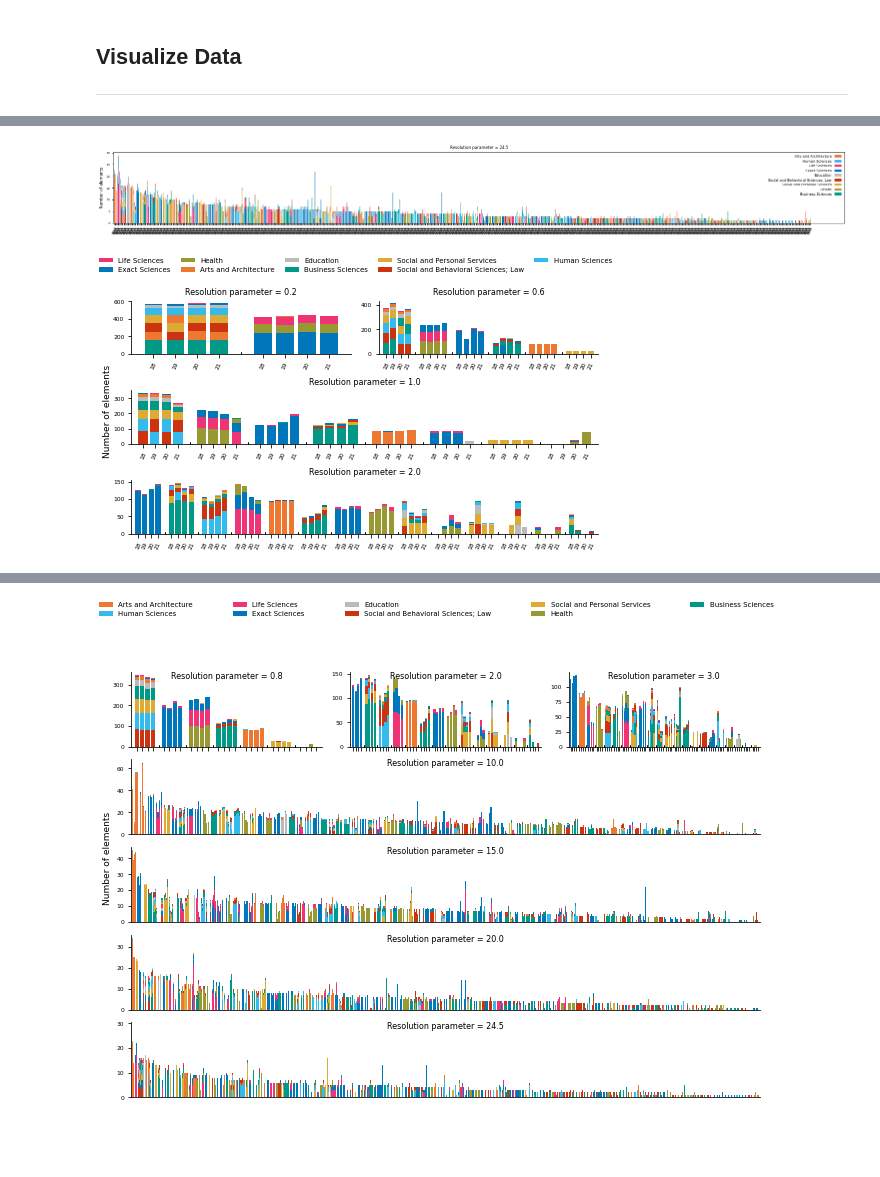
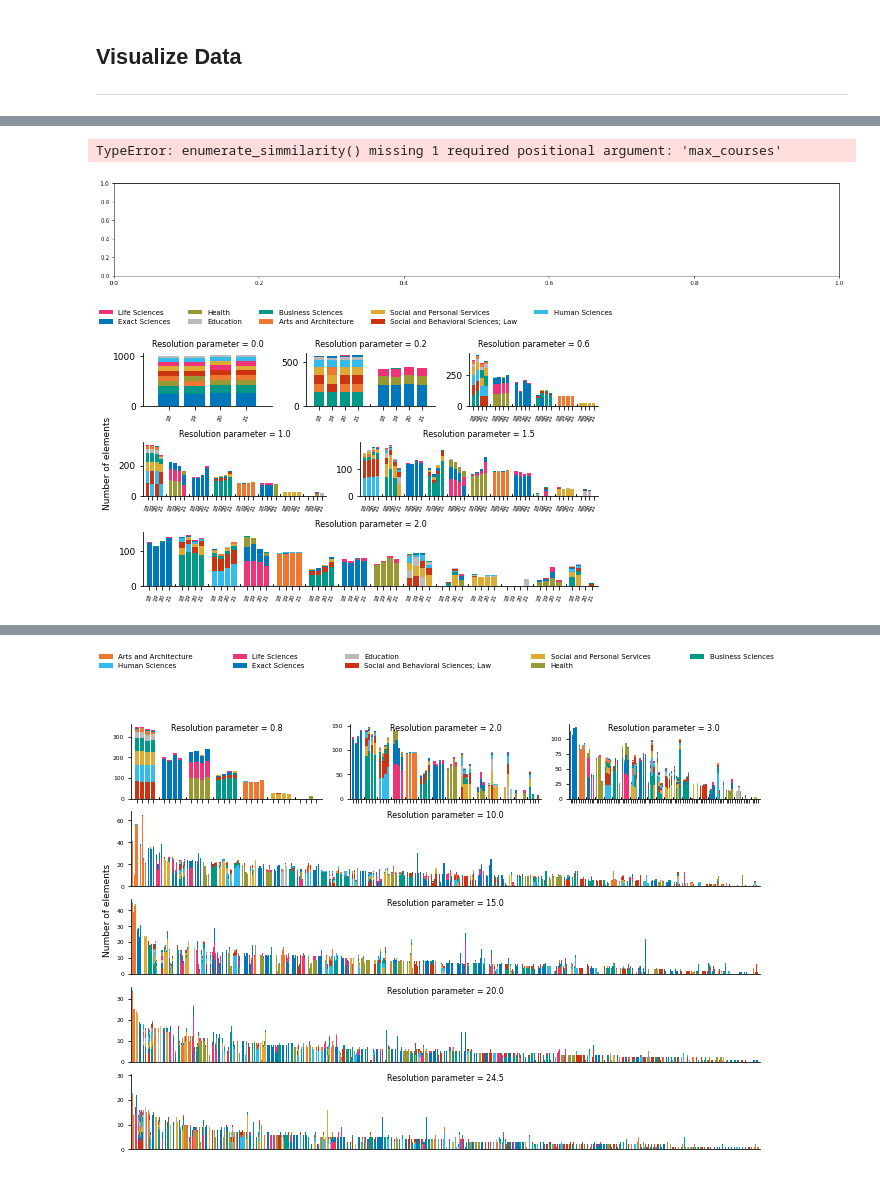
Before and after one commit to bernardo-silva/NetworkScienceProject, a Jupyter notebook: modularity_communities.ipynb, the cells around one changed output, grey strips where cells are left out. Cells and saved outputs as stored; diff of their text form; code cells hidden in the pictures; blank space fills up the shorter version.

```diff
--- a/modularity_communities.ipynb
+++ b/modularity_communities.ipynb
@@ -28,7 +28,7 @@ from networkx.algorithms.community import greedy_modularity_communities
 # %%
 %%time
 # Obtain modularity communities
-resolution = 1
+resolution = 2
 modularity_communities = [list(greedy_modularity_communities(g,weight='weight',resolution = resolution)) for g in networks]
 for comm in modularity_communities:
     print(f"{len(comm)} communities: {[len(x) for x in comm]}")
@@ -53,10 +53,8 @@ print(partition_quality)
 ## Test resolution parameter
 # %%
 # Obtain modularity communities
-def get_modullarity_communities(G:nx.Graph,resolution=1,result = None,year = None):
+def get_modullarity_communities(G:nx.Graph,resolution=1):
     modularity_communities = [list(greedy_modularity_communities(g,weight='weight',resolution = r)) for r in resolution]
-    if result is not None:
-        result[year] = modularity_communities
     return(modularity_communities)
 # %%
 %%time
@@ -182,15 +160 @@ ax.grid()
-# %%
-g = networks[0]
-comm = [[g.nodes[y]["name"] for y in x] for x in communities_by_resolution["2018"][6]]
-print(comm[2])
-print()
-print(comm[3])
-
-areas_in_comm = []
-for a in comm:
-    unique = list(set(a))
-    areas_in_comm.append({area: a.count(area) for area in unique})
-    # print(a)
-print(areas_in_comm)
-print()
 # %%
@@ -213,0 +180,18 @@ def enumerate_simmilarity(d1,d2):
+# %%
+# Find matching communities NEW
+def enumerate_simmilarity(enum, min_courses, max_courses):
+    scores = []
+    simmilarity = lambda x, y: len(set(x) & set(y))**2 /(1 + len(set(x) - set(y)) + len(set(y) - set(x)))
+    for comm1 in min_courses:
+        scores.append([simmilarity(comm1,comm2) for comm2 in max_courses])
+
+    scores = np.array(scores,dtype=float)
+    best = np.full(len(min_courses),-1)
+
+    for i in range(len(min_courses)):
+        index = np.unravel_index(scores.argmax(),scores.shape)
+        best[index[0]] = index[1]
+        scores[index[0]] = -1e6
+        scores[:,index[1]] = -1e6
+
+    return list(zip(best,enum))
@@ -232,7 +289,7 @@ fig,ax = plt.subplots(figsize=(3*17.8*cm,7*cm))
 
 resolution_index = -1
 areas_in_comm = []
-for n, G in enumerate(networks):
+for G in networks:
     comm = [[G.nodes[y]["area"] for y in x] for x in communities_by_resolution[str(G.graph["year"])][resolution_index]]
     areas_in_comm.append([{area: a.count(area) for area in list(set(a))} for a in comm])
 
@@ -249,34 +306,35 @@ for i in range(0,4):
 for n, (G,areas_year) in enumerate(zip(networks,areas_in_comm)):
     y_offset = 0
     for i,area in areas_year:
         y_offset = 0
         parts = list(area.items())
         parts.sort(reverse=True,key = lambda x: x[1])
         for j,(a,count) in enumerate(parts):
             ax.bar(x0 + i*5+n,count,bottom=y_offset,color=area_colors[a],label=areas_en[a])
             y_offset += count
 
 years = list(range(2018,2022))*len(max_comms)
 idx = [x0 + i*5 + j for i in range(len(max_comms)) for j in range(4)]
 
 ax.set_xticks(idx)
 ax.set_xticklabels(years, rotation=65, fontdict={"fontsize":6})
 
 ax.set(xlim=(-1,ax.get_xlim()[1]-1))
 
 ax.set_title(f"Resolution parameter = {resolutions[resolution_index]}", fontdict={"fontsize":8})
 
 ax.set_ylabel(f"Number of elements", fontdict={"fontsize":8})
 handles, labels = plt.gca().get_legend_handles_labels()
 by_label = dict(zip(labels, handles))
 ax.legend(by_label.values(), by_label.keys(),bbox_to_anchor=(1,1), loc="upper right",
             fontsize=7, markerfirst=False, frameon=False)
 
 plt.tight_layout()
 plt.savefig("comm.pdf")
 # plt.savefig("comm.jpeg",dpi=200)
 # %% [output]
+TypeError: enumerate_simmilarity() missing 1 required positional argument: 'max_courses'
-[figure, old version]
+[figure, new version]
 # %%
 colors = ['#BBBBBB', '#EE7732', '#33BBEE', '#CC3311', '#009988', '#EE3377',  '#0077BB','#DDAA33', '#999933']
 areas  = ['Educação', 'Artes e Arquitetura',
@@ -297,31 +355,33 @@ cm = 1/2.54
 # fig,axes = plt.subplots(nrows=5, figsize=(17.8*cm,5*4*cm))
 
 mosaic = """
-AB
-CC
-DD
+EEEAAABBB
+CCCCFFFFF
+DDDDDDDDD
 """
 fig = plt.figure(constrained_layout=False, figsize=(17.8*cm,3*3.5*cm))
 ax_dict = fig.subplot_mosaic(mosaic)
 
 # resolution_index = 9
-for ax,resolution_index in zip(ax_dict.values(),[1,3,5,7]):
-    areas_in_comm = []
-    for n, G in enumerate(networks):
+for ax,resolution_index in zip(ax_dict.values(),[0,1,3,5,6,7]):
+    areas_in_comm = {}
+    for G in networks:
         comm = [[G.nodes[y]["area"] for y in x] for x in communities_by_resolution[str(G.graph["year"])][resolution_index]]
-        areas_in_comm.append([{area: a.count(area) for area in list(set(a))} for a in comm])
+        areas_in_comm[G.graph["year"]] = [{area: a.count(area) for area in list(set(a))} for a in comm]
 
-    max_idx = areas_in_comm.index(max(areas_in_comm, key = len))
-    max_comms = max(areas_in_comm, key = len)
-    max_comms_enum = list(enumerate(max_comms))
 
-    for i in range(0,4):
-        if i == max_idx:
-            areas_in_comm[i] = max_comms_enum
+    max_idx = max(areas_in_comm, key = lambda x: len(areas_in_comm.get(x)))
+    max_comms_enum = list(enumerate(areas_in_comm[max_idx]))
+
+    max_comms = communities_by_resolution[str(max_idx)][resolution_index]
+
+    for (year, count), courses in zip(areas_in_comm.items(),list(communities_by_resolution.values())):
+        if year == max_idx:
+            areas_in_comm[year] = max_comms_enum
             continue
-        areas_in_comm[i] = enumerate_simmilarity(areas_in_comm[i], max_comms)
+        areas_in_comm[year] = enumerate_simmilarity(areas_in_comm[year], courses[resolution_index], max_comms)
 
-    for n, (G,areas_year) in enumerate(zip(networks,areas_in_comm)):
+    for n, (G,areas_year) in enumerate(zip(networks,areas_in_comm.values())):
         y_offset = 0
         for i,area in areas_year:
             y_offset = 0
@@ -338,7 +398,7 @@ for ax,resolution_index in zip(ax_dict.values(),[1,3,5,7]):
     ax.set_xticks(idx_minor,minor=True)
     ax.set_xticks(idx,minor=False)
     ax.tick_params(which="minor",axis="x",direction="in")
-    ax.set_xticklabels(years, rotation=65, fontdict={"fontsize":6})
+    ax.set_xticklabels(years, rotation=70, fontdict={"fontsize":6})
 
     ax.set(xlim=(-1,idx[-1]+1))
     ax.spines['right'].set_visible(False)
@@ -360,4 +420,4 @@ plt.subplots_adjust(top=0.87)
 plt.savefig("images/modularity_communities_by_field.pdf")
 # plt.savefig("comm.jpeg",dpi=200)
 # %% [output]
-[figure, old version]
+[figure, new version]
```
Also changed, not shown: parts of 18 cells of this notebook, 8 other files.
